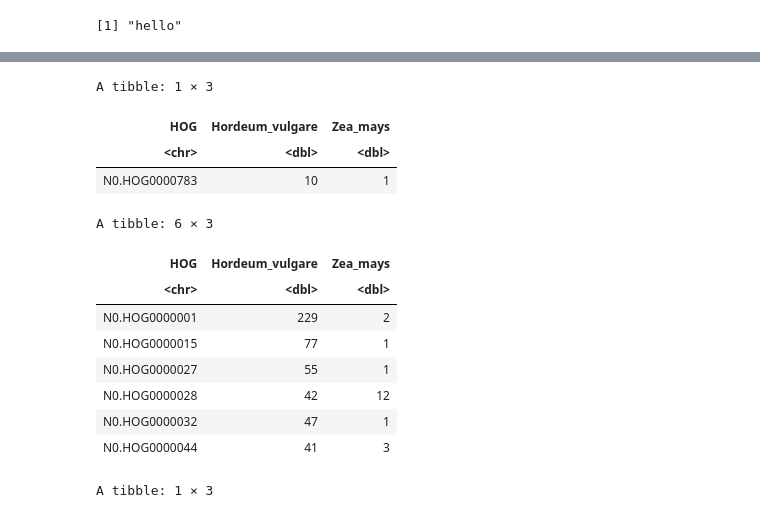
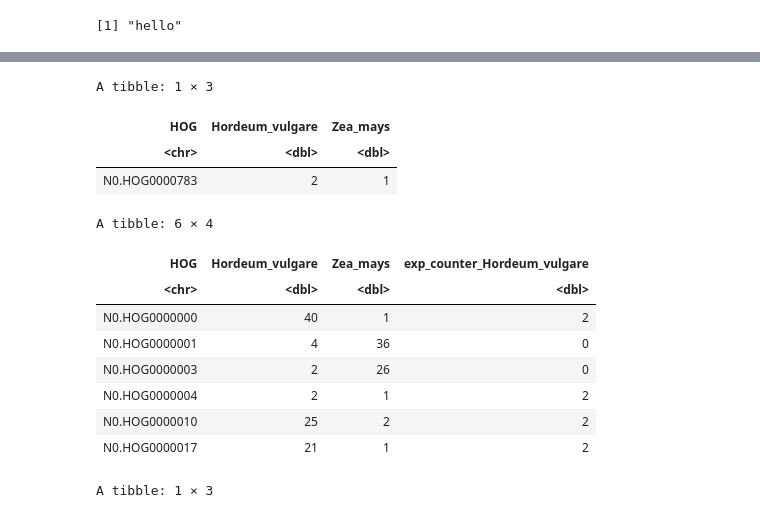
Before and after one commit to tgstoecker/A2TEA.Workflow, a Jupyter notebook: notebooks/R_expansion.ipynb, the cells around one changed output, grey strips where cells are left out. Saved outputs shown, nothing was run; the diff lists cells and outputs as text; code cells hidden in the pictures.

Commit message:
progress in implementing ploidy/arbitrary expansion szenario analysis

```diff
--- a/notebooks/R_expansion.ipynb
+++ b/notebooks/R_expansion.ipynb
@@ -68,5 +61,5 @@ name = "Expanded in barley compared to maize"
 expanded_in = "Hordeum_vulgare"
 compared_to = "Zea_mays"
 # %%
-OG.GC <- readr::read_tsv("orthofinder/final-results/Orthogroups/Orthogroups.GeneCount.tsv")
+OG.GC <- readr::read_tsv("../orthofinder/final-results/Orthogroups/Orthogroups.GeneCount.tsv")
 # %% [output]
@@ -214,7 +232,7 @@ orthogroups <- readr::read_delim(file = "orthofinder/final-results/Orthogroups/O
 # %%
 #read-in Orthogroups.txt new!!
 #expanded OG_s also have to be computed based on this..
-ph_orthogroups <- readr::read_delim(file = "orthofinder/final-results/Phylogenetic_Hierarchical_Orthogroups/N0.tsv",
+ph_orthogroups <- readr::read_delim(file = "../orthofinder/final-results/Phylogenetic_Hierarchical_Orthogroups/N0.tsv",
                           delim = "\t",
 #                          col_names = c("HOG", "genes"),
 #                          col_types = c(
@@ -301,44 +319,85 @@ HOG_tibble_complete[HOG_tibble_complete$HOG=="N0.HOG0000783",]
 A tibble: 1 × 3
 | HOG | Hordeum_vulgare | Zea_mays |
 | <chr> | <dbl> | <dbl> |
-| N0.HOG0000783 | 10 | 1 |
+| N0.HOG0000783 | 2 | 1 |
 # %%
 # function has to reduce input dataset; this way each iteration (compared species) is included
 # for all compared species first check for each HOG if expanded species is >= 3*
 # then keep rows in which expanded species has at least 3
 # since 3*1 = 3, we can simply choose to keep all rows with at least 3 in expanded_in since this
 ## is performed after the other filtering ;D
 # this we should talk about... how to deal with 0 cases
 # in any case having this as user input shoud be the goal
 # with addition of the outer t loop now we can also have multiple expansion species ;D
 
 #for (i in c_t_species) {
 #        HOG_tibble <- HOG_tibble %>% dplyr::filter(get(expanded_in) >= 3*(get(i)))
 #        HOG_tibble <- HOG_tibble %>% dplyr::filter(get(expanded_in) >= 3)
 #        expanded_HOGs <- HOG_tibble
 #    }
+
+#for (t in expanded_in) {
+#for (i in c_t_species) {
+#        HOG_tibble <- HOG_tibble %>% dplyr::filter(get(expanded_in) >= expansion_factor*(get(i)))
+#        HOG_tibble <- HOG_tibble %>% dplyr::filter(get(expanded_in) >= expansion_factor)
+#    # this line will remove all HOGs with 0 cases in BOTH compared species
+#    # this means, that for now, a multispecies comparison demands that
+#    # for all compared_to species at least 1 gene has to be in the HOG!
+#        HOG_tibble <- HOG_tibble %>% dplyr::filter(get(i) > 0)
+#        expanded_HOGs <- HOG_tibble
+#    }
+#    }
+
+
+HOG_tibble <- HOG_tibble_complete
+
+ploidy = 2
+expansion_factor = 2
+
 for (t in expanded_in) {
-for (i in c_t_species) {
-        HOG_tibble <- HOG_tibble %>% dplyr::filter(get(t) >= 3*(get(i)))
-        HOG_tibble <- HOG_tibble %>% dplyr::filter(get(t) >= 3)
+#    # create expansion counter column for each expanded species
+    exp_species_name = paste0("exp_counter_", t)
+    HOG_tibble <- HOG_tibble %>%  add_column(!!(exp_species_name) := 0)
+
+    for (i in c_t_species) {
+        HOG_tibble <- HOG_tibble %>%
+                       mutate(!!(exp_species_name) :=
+                              case_when(
+                          get(t)*ploidy >= expansion_factor*(get(i))*ploidy ~ exp_counter_Hordeum_vulgare + 1,
+                              TRUE ~ 0
+                        )
+              )
+                HOG_tibble <- HOG_tibble %>%
+                       mutate(!!(exp_species_name) :=
+                              case_when(
+                          get(t)*ploidy >= expansion_factor*(get(i))*ploidy ~ exp_counter_Hordeum_vulgare + 1,
+                              TRUE ~ 0
+                        )
+              )
+
+
+        HOG_tibble <- HOG_tibble %>% dplyr::filter(get(t) >= expansion_factor)
     # this line will remove all HOGs with 0 cases in BOTH compared species
     # this means, that for now, a multispecies comparison demands that
     # for all compared_to species at least 1 gene has to be in the HOG!
         HOG_tibble <- HOG_tibble %>% dplyr::filter(get(i) > 0)
         expanded_HOGs <- HOG_tibble
     }
-    }
+}
+
+
+
 head(expanded_HOGs)
 # %% [output]
-A tibble: 6 × 3
+A tibble: 6 × 4
-| HOG | Hordeum_vulgare | Zea_mays |
-| <chr> | <dbl> | <dbl> |
-| N0.HOG0000001 | 229 | 2 |
-| N0.HOG0000015 | 77 | 1 |
-| N0.HOG0000027 | 55 | 1 |
-| N0.HOG0000028 | 42 | 12 |
-| N0.HOG0000032 | 47 | 1 |
-| N0.HOG0000044 | 41 | 3 |
+| HOG | Hordeum_vulgare | Zea_mays | exp_counter_Hordeum_vulgare |
+| <chr> | <dbl> | <dbl> | <dbl> |
+| N0.HOG0000000 | 40 | 1 | 2 |
+| N0.HOG0000001 | 4 | 36 | 0 |
+| N0.HOG0000003 | 2 | 26 | 0 |
+| N0.HOG0000004 | 2 | 1 | 2 |
+| N0.HOG0000010 | 25 | 2 | 2 |
+| N0.HOG0000017 | 21 | 1 | 2 |
 # %%
 expanded_HOGs[expanded_HOGs$HOG=="N0.HOG0000027",]
 # %% [output]
```
Also changed, not shown: parts of 9 cells of this notebook.
